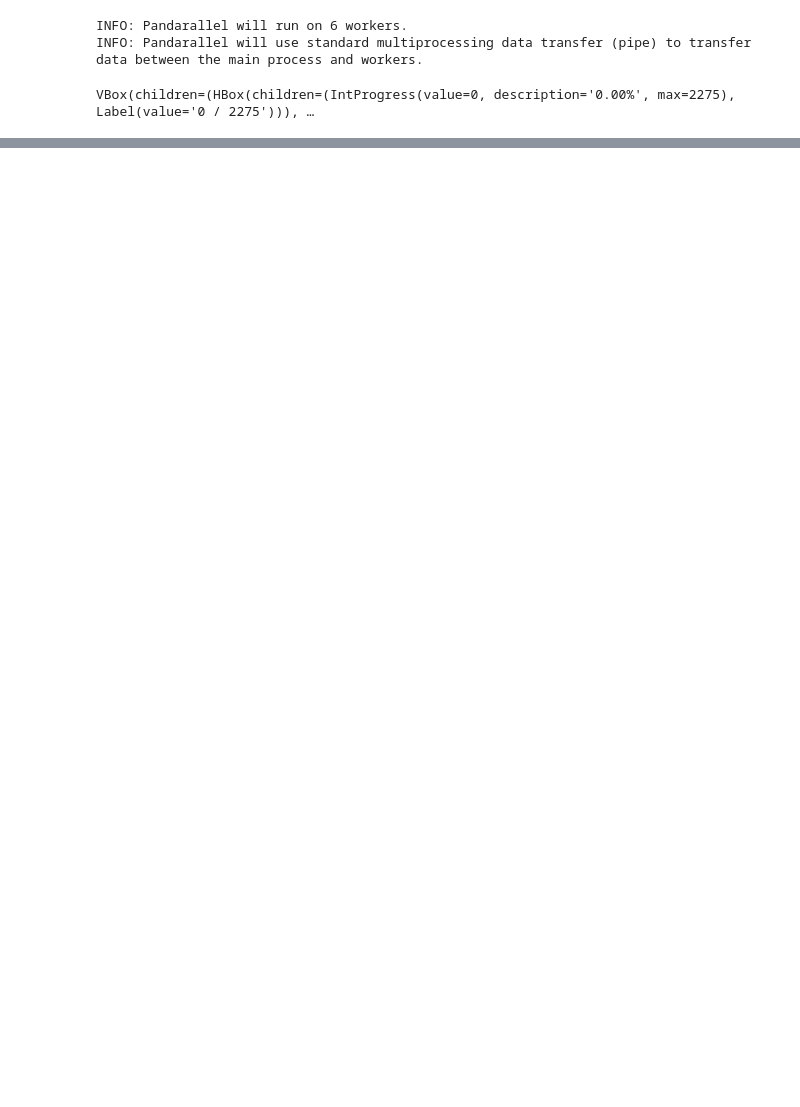
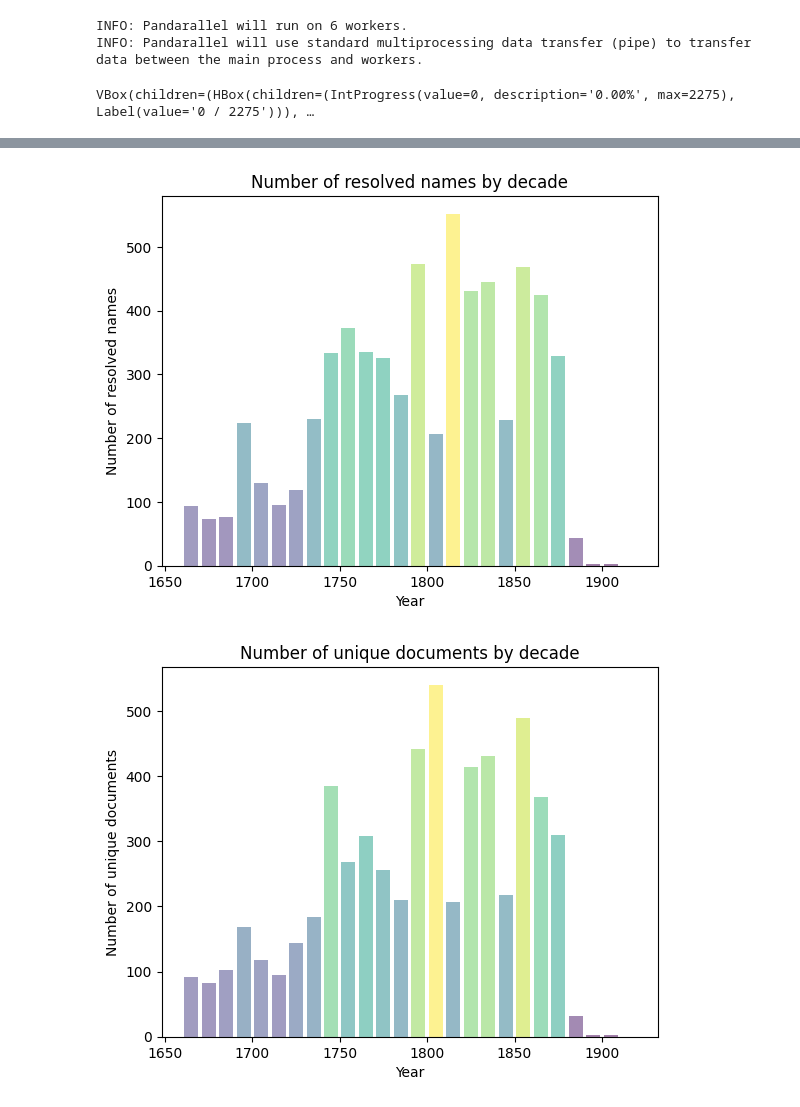
Before and after one commit to jared-neumann/historical_entity_resolution, a Jupyter notebook: notebooks/project.ipynb, the cells around one changed output, grey strips where cells are left out. Saved outputs shown, nothing was run; the diff lists cells and outputs as text; code cells hidden in the pictures; blank space fills up the shorter version.

```diff
--- a/notebooks/project.ipynb
+++ b/notebooks/project.ipynb
@@ -82,0 +618,6 @@ df_target.to_pickle("authors_with_prospective_canonical_names.pkl")
+# %%
+# make sure that the authors are lists
+rsc["authors"] = rsc["authors"].apply(lambda x: x if type(x) == list else [x])
+# %%
+# explode the authors column
+rsct = rsc.explode("authors")
@@ -82,0 +666,5 @@ df_target.to_pickle("authors_with_prospective_canonical_names.pkl")
+# %%
+# save a version of the dataframe with rows containing resolved names and bios
+rsct_resolved = rsct[rsct["resolved"].notnull()]
+
+print("Difference: ", len(rsct_resolved) - len(rsct))
@@ -82,0 +673,2 @@ df_target.to_pickle("authors_with_prospective_canonical_names.pkl")
+# %%
+rsct_resolved = rsct_resolved.reset_index(drop=True)
@@ -82,0 +700,61 @@ df_target.to_pickle("authors_with_prospective_canonical_names.pkl")
+# %%
+import numpy as np
+# plot the number of resolved names by decade
+# add a gradient to the bars based on the number of resolved names
+import matplotlib.pyplot as plt
+
+# convert the year column to a int
+rsct_resolved["year"] = rsct_resolved["year"].astype(int)
+
+# get the lowest and highest year
+min_year = rsct_resolved["year"].min()
+max_year = rsct_resolved["year"].max()
+
+# create a list of decades
+decades = list(range(min_year, max_year + 1, 10))
+
+# create a list of decade counts
+decade_counts = []
+
+# iterate over the decades
+for i in range(len(decades) - 1):
+    # get the count of resolved names in the decade
+    count = len(rsct_resolved[(rsct_resolved["year"] >= decades[i]) & (rsct_resolved["year"] < decades[i + 1])])
+    # append the count to the list
+    decade_counts.append(count)
+
+# Ensure that decade_counts has the same length as decades
+if len(decade_counts) < len(decades):
+    decade_counts.append(0)
+
+# convert decade_counts to a numpy array
+decade_counts = np.array(decade_counts)
+
+# thicken the bars
+plt.bar(decades, decade_counts, width=8, color=plt.cm.viridis((decade_counts - np.min(decade_counts)) / (np.max(decade_counts) - np.min(decade_counts))), alpha=0.5)
+plt.xlabel("Year")
+plt.ylabel("Number of resolved names")
+plt.title("Number of resolved names by decade")
+plt.show()
+
+# plot the number of unique documents by decade
+# add a gradient to the bars based on the number of unique documents
+
+# get the number of unique documents by decade
+unique_documents = rsct_resolved.groupby(pd.cut(rsct_resolved["year"], np.arange(min_year, max_year + 1, 10))).title.nunique()
+
+# convert unique_documents to a numpy array
+unique_documents = unique_documents.to_numpy()
+
+if len(unique_documents) < len(decades):
+    unique_documents = np.append(unique_documents, 0)
+
+# plot
+plt.bar(decades, unique_documents, width=8, color=plt.cm.viridis((unique_documents - np.min(unique_documents)) / (np.max(unique_documents) - np.min(unique_documents))), alpha=0.5)
+plt.xlabel("Year")
+plt.ylabel("Number of unique documents")
+plt.title("Number of unique documents by decade")
+plt.show()
+# %% [output]
+[figure, added]
+[figure, added]
```
Also changed, not shown: parts of 48 cells of this notebook, 1 other file.
